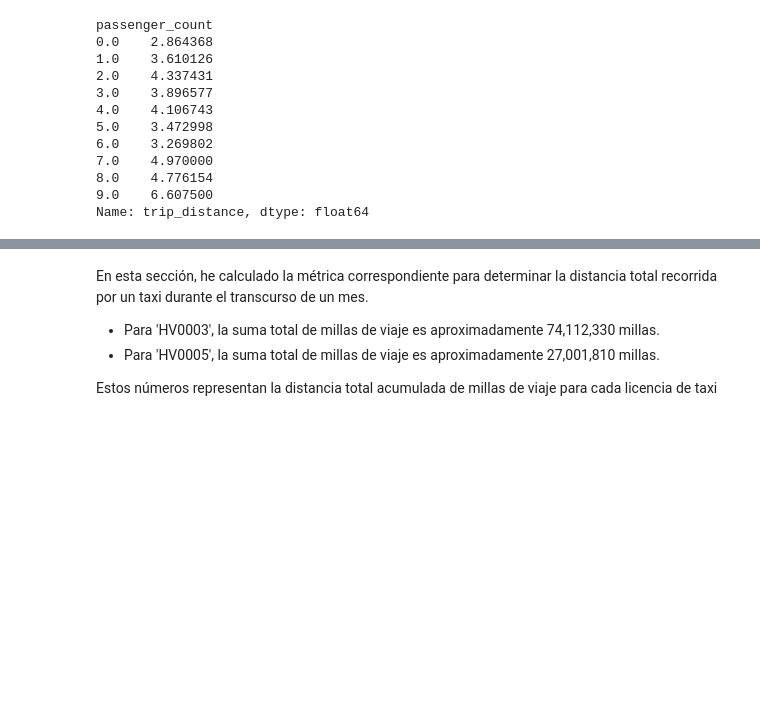
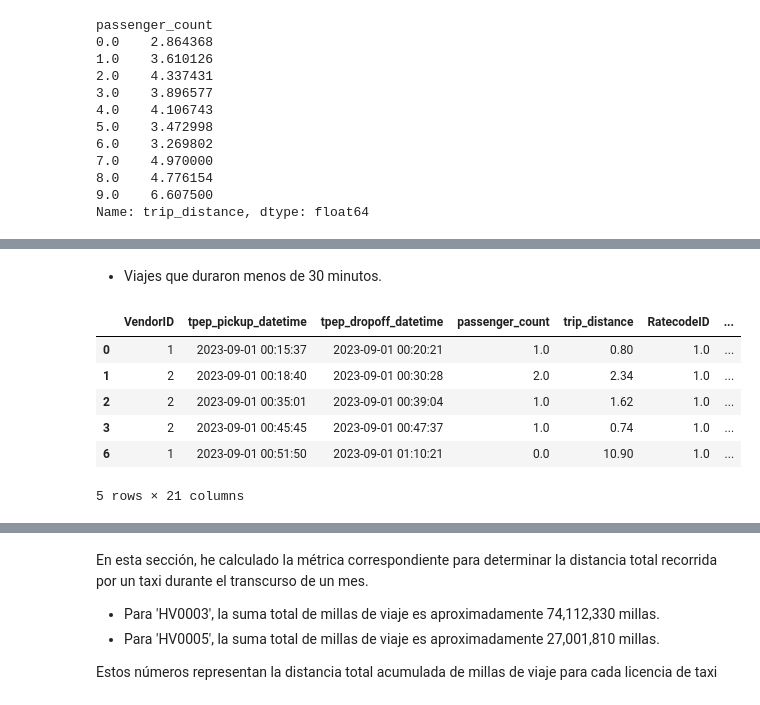
Before and after one commit to rominaEsc/New_York_City_Greenhouse_Gas_Emissions_Analysis, a Jupyter notebook: ETL_Juan/ETL_Metricas.ipynb, the cells around one changed output, grey strips where cells are left out. Saved outputs shown, nothing was run; the diff lists cells and outputs as text; code cells hidden in the pictures; blank space fills up the shorter version.

```diff
--- a/ETL_Juan/ETL_Metricas.ipynb
+++ b/ETL_Juan/ETL_Metricas.ipynb
@@ -170,3 +199,22 @@ Name: trip_distance, dtype: float64
+# %% [markdown]
+* Viajes que duraron menos de 30 minutos.
+# %%
+def filtrar_viajes_cortos(df, duracion_maxima):
+    # Filtrar los viajes que duraron menos de 'duracion_maxima' minutos
+    df_cortos = df[df['Duracion'] < duracion_maxima]
+
+    return df_cortos
+
+viajes_cortos = filtrar_viajes_cortos(df, 30)
+viajes_cortos.head()
+# %% [output]
+|  | VendorID | tpep_pickup_datetime | tpep_dropoff_datetime | passenger_count | trip_distance | RatecodeID | ... |
+| 0 | 1 | 2023-09-01 00:15:37 | 2023-09-01 00:20:21 | 1.0 | 0.80 | 1.0 | ... |
+| 1 | 2 | 2023-09-01 00:18:40 | 2023-09-01 00:30:28 | 2.0 | 2.34 | 1.0 | ... |
+| 2 | 2 | 2023-09-01 00:35:01 | 2023-09-01 00:39:04 | 1.0 | 1.62 | 1.0 | ... |
+| 3 | 2 | 2023-09-01 00:45:45 | 2023-09-01 00:47:37 | 1.0 | 0.74 | 1.0 | ... |
+| 6 | 1 | 2023-09-01 00:51:50 | 2023-09-01 01:10:21 | 0.0 | 10.90 | 1.0 | ... |
+5 rows × 21 columns
 # %%
 # Lectura del segundo dataframe 'fhvhv_tripdata_2023-09.parquet'.
 df2=pd.read_parquet('../parquet/fhvhv_tripdata_2023-09.parquet')
```
Also changed, not shown: parts of 11 cells of this notebook.
